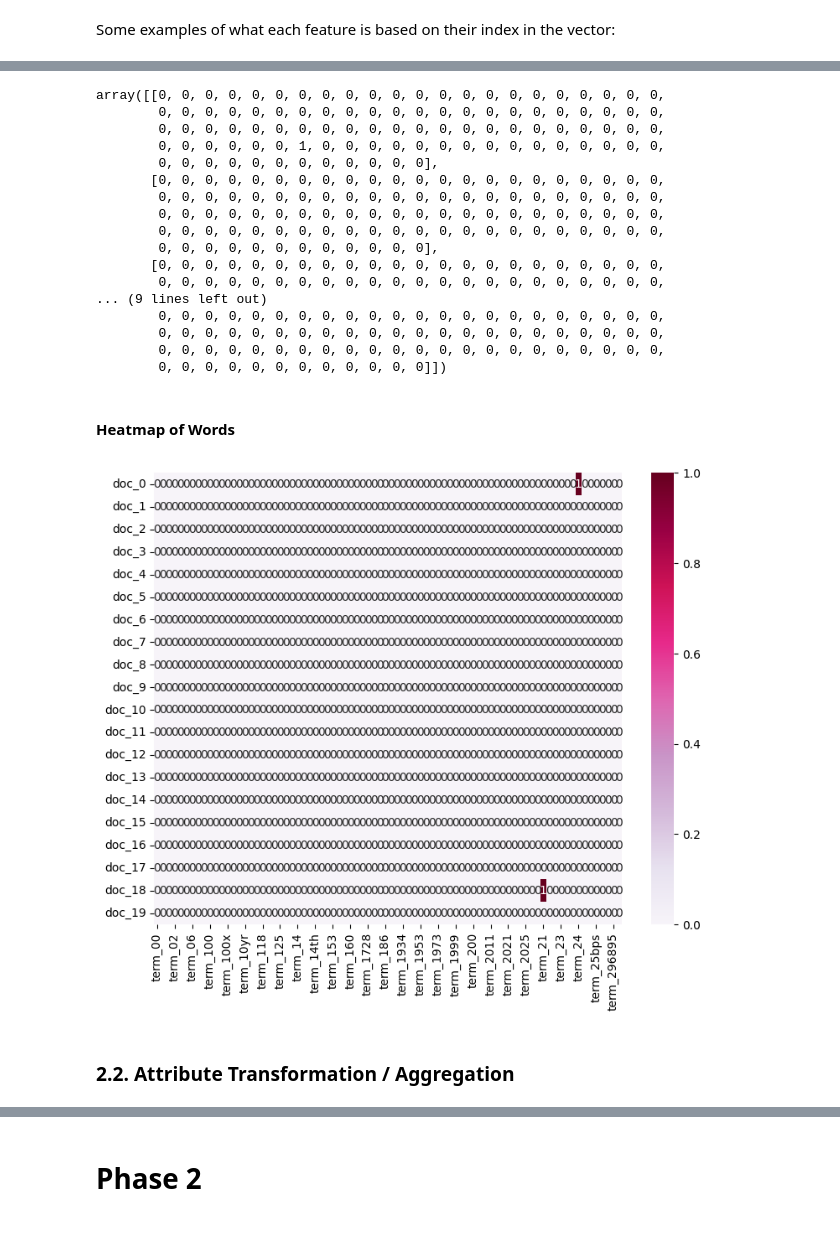
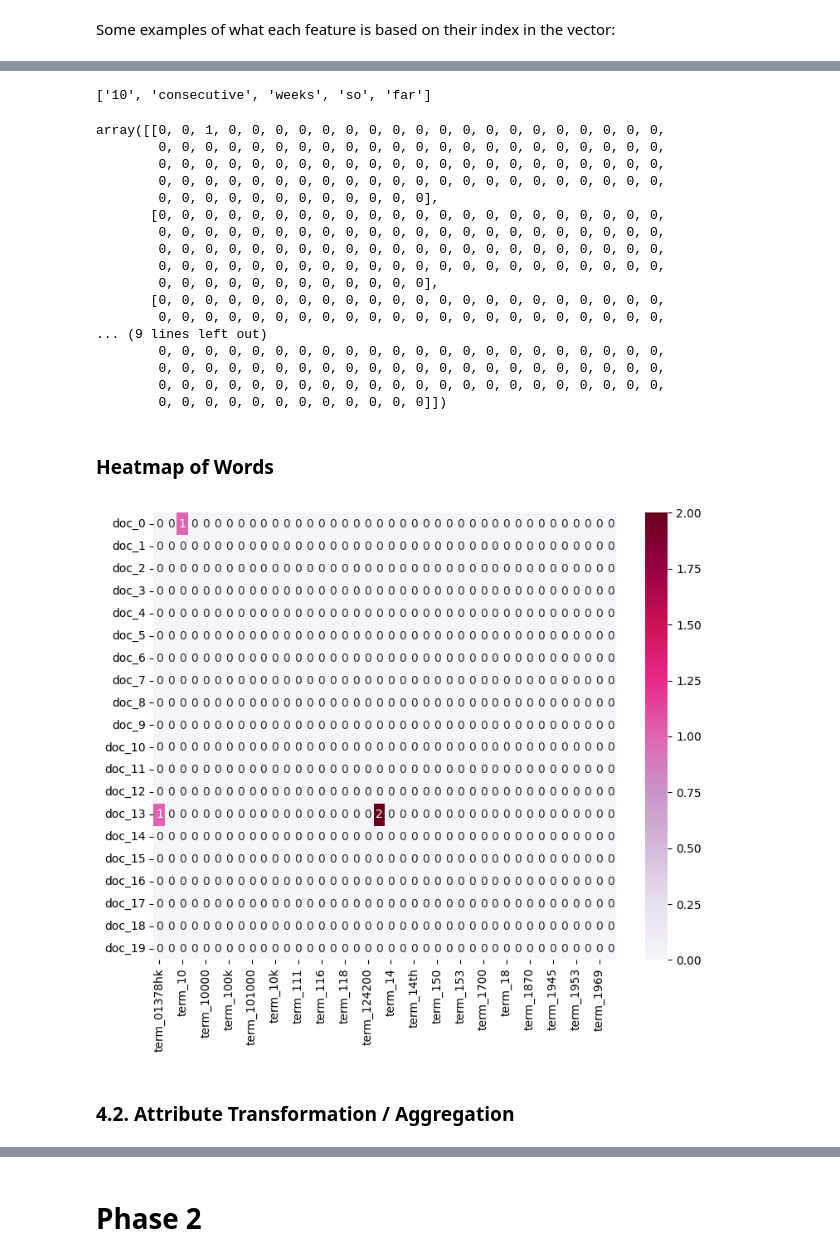
Before and after one commit to shinshin512/DM2025-Lab1-Exercise, a Jupyter notebook: DM2025-Lab1-Homework.ipynb, the cells around one changed output, grey strips where cells are left out. Saved outputs shown, nothing was run; the diff lists cells and outputs as text; code cells hidden in the pictures; blank space fills up the shorter version.

```diff
--- a/DM2025-Lab1-Homework.ipynb
+++ b/DM2025-Lab1-Homework.ipynb
@@ -165,0 +219,2 @@ df_train.label.value_counts().plot(kind = 'bar',
+# %%
+X_cleaned['cleaned_text'] = X_cleaned['cleaned_text'].str.replace('_', ' ')
@@ -166 +223,3 @@ df_train.label.value_counts().plot(kind = 'bar',
+# %%
+X_cleaned['cleaned_text'] = X_cleaned['cleaned_text'].str.replace(r"[^\w\s!?']", '', regex=True)
 # %% [markdown]
@@ -172,6 +231,6 @@ from sklearn.feature_extraction.text import CountVectorizer
 
 # only training data
 count_vect = CountVectorizer()
-df_counts = count_vect.fit_transform(df_train.text) #learn the vocabulary and return document-term matrix
-print(df_counts[0])
+X_counts = count_vect.fit_transform(X_cleaned.cleaned_text) #learn the vocabulary and return document-term matrix
+print(X_counts[0])
 # %% [output]
@@ -202,11 +253,16 @@ array(['00', '000', '01378', '02', '027', '03', '06', '08', '10', '100'],
+# %%
+analyze = count_vect.build_analyzer()
+analyze(X_cleaned.cleaned_text[0])
+# %% [output]
+['10', 'consecutive', 'weeks', 'so', 'far']
 # %%
 # convert from sparse array to normal array
-df_counts[0:5, 0:100].toarray()
+X_counts[0:5, 0:100].toarray()
 # %% [output]
-array([[0, 0, 0, 0, 0, 0, 0, 0, 0, 0, 0, 0, 0, 0, 0, 0, 0, 0, 0, 0, 0, 0,
+array([[0, 0, 1, 0, 0, 0, 0, 0, 0, 0, 0, 0, 0, 0, 0, 0, 0, 0, 0, 0, 0, 0,
         0, 0, 0, 0, 0, 0, 0, 0, 0, 0, 0, 0, 0, 0, 0, 0, 0, 0, 0, 0, 0, 0,
         0, 0, 0, 0, 0, 0, 0, 0, 0, 0, 0, 0, 0, 0, 0, 0, 0, 0, 0, 0, 0, 0,
-        0, 0, 0, 0, 0, 0, 1, 0, 0, 0, 0, 0, 0, 0, 0, 0, 0, 0, 0, 0, 0, 0,
+        0, 0, 0, 0, 0, 0, 0, 0, 0, 0, 0, 0, 0, 0, 0, 0, 0, 0, 0, 0, 0, 0,
         0, 0, 0, 0, 0, 0, 0, 0, 0, 0, 0, 0],
        [0, 0, 0, 0, 0, 0, 0, 0, 0, 0, 0, 0, 0, 0, 0, 0, 0, 0, 0, 0, 0, 0,
         0, 0, 0, 0, 0, 0, 0, 0, 0, 0, 0, 0, 0, 0, 0, 0, 0, 0, 0, 0, 0, 0,
@@ -220,28 +276,36 @@ array([[0, 0, 0, 0, 0, 0, 0, 0, 0, 0, 0, 0, 0, 0, 0, 0, 0, 0, 0, 0, 0, 0,
         0, 0, 0, 0, 0, 0, 0, 0, 0, 0, 0, 0, 0, 0, 0, 0, 0, 0, 0, 0, 0, 0,
         0, 0, 0, 0, 0, 0, 0, 0, 0, 0, 0, 0, 0, 0, 0, 0, 0, 0, 0, 0, 0, 0,
         0, 0, 0, 0, 0, 0, 0, 0, 0, 0, 0, 0]])
+# %%
+# Answer here
+normal_arr = X_counts[4, 0:100].toarray() # store the array in a variable
+
+for i in range(0, len(normal_arr[0])):
+    # find any tokens exist in the document
+    if normal_arr[0][i] == 1:
+        print(f"The {i}th word is {count_vect.get_feature_names_out()[i:i+1]}")
 # %% [markdown]
-#### Heatmap of Words
+### Heatmap of Words
 # %%
-# first 20 features only, observe only first 80 words
+# first 20 features only, observe only first 40 words
 import seaborn as sns
 
-plot_x = ["term_"+str(i) for i in count_vect.get_feature_names_out()[0:80]]
+plot_x = ["term_"+str(i) for i in count_vect.get_feature_names_out()[0:40]]
 
 # obtain document index
 plot_y = ["doc_"+ str(i) for i in list(df.index)[0:20]]
 
-plot_z = df_counts[0:20, 0:80].toarray() #df_counts[how many documents, how many terms]
+plot_z = X_counts[0:20, 0:40].toarray() #df_counts[how many documents, how many terms]
 
 df_todraw = pd.DataFrame(plot_z, columns = plot_x, index = plot_y)
 plt.subplots(figsize=(9, 7))
 ax = sns.heatmap(df_todraw,
                  cmap="PuRd",
                  annot=True)
 # %% [output]
-[figure, old version]
+[figure, new version]
 # %% [markdown]
-### 2.2. Attribute Transformation / Aggregation
+### 4.2. Attribute Transformation / Aggregation
 # %%
 import numpy as np
 
```
Also changed, not shown: parts of 45 cells of this notebook, 1 other file.
